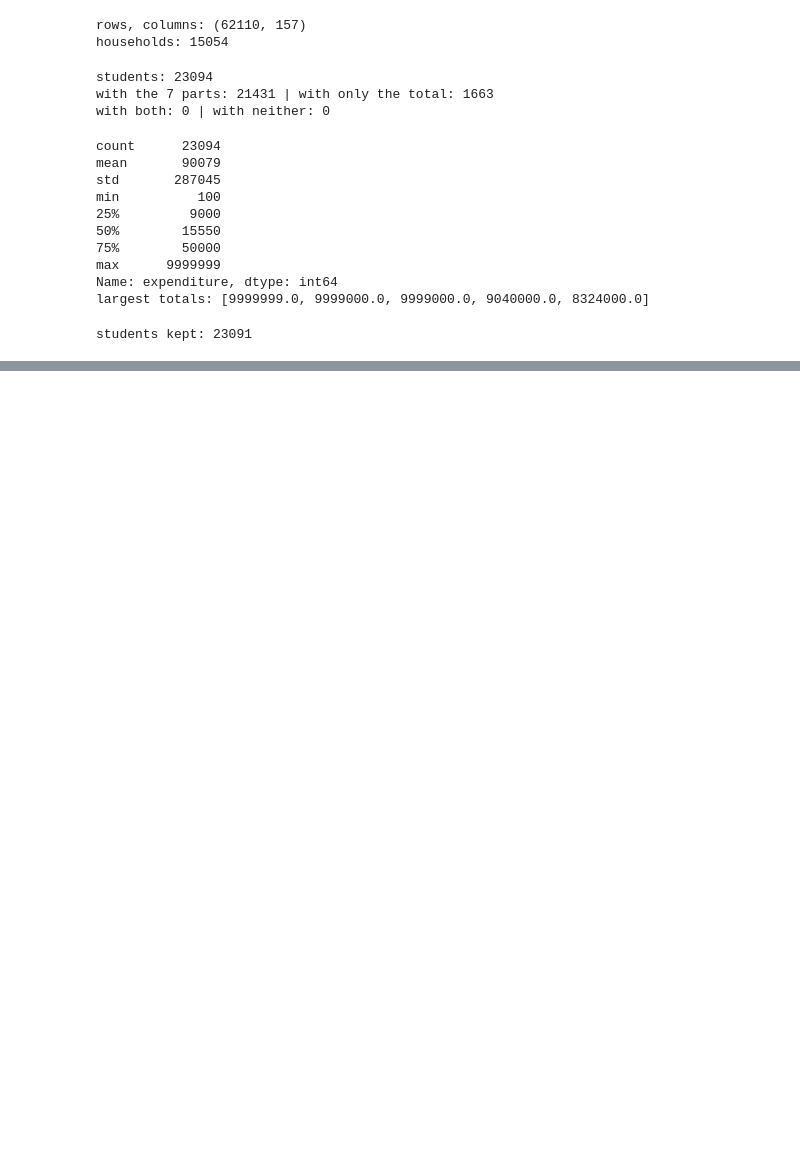
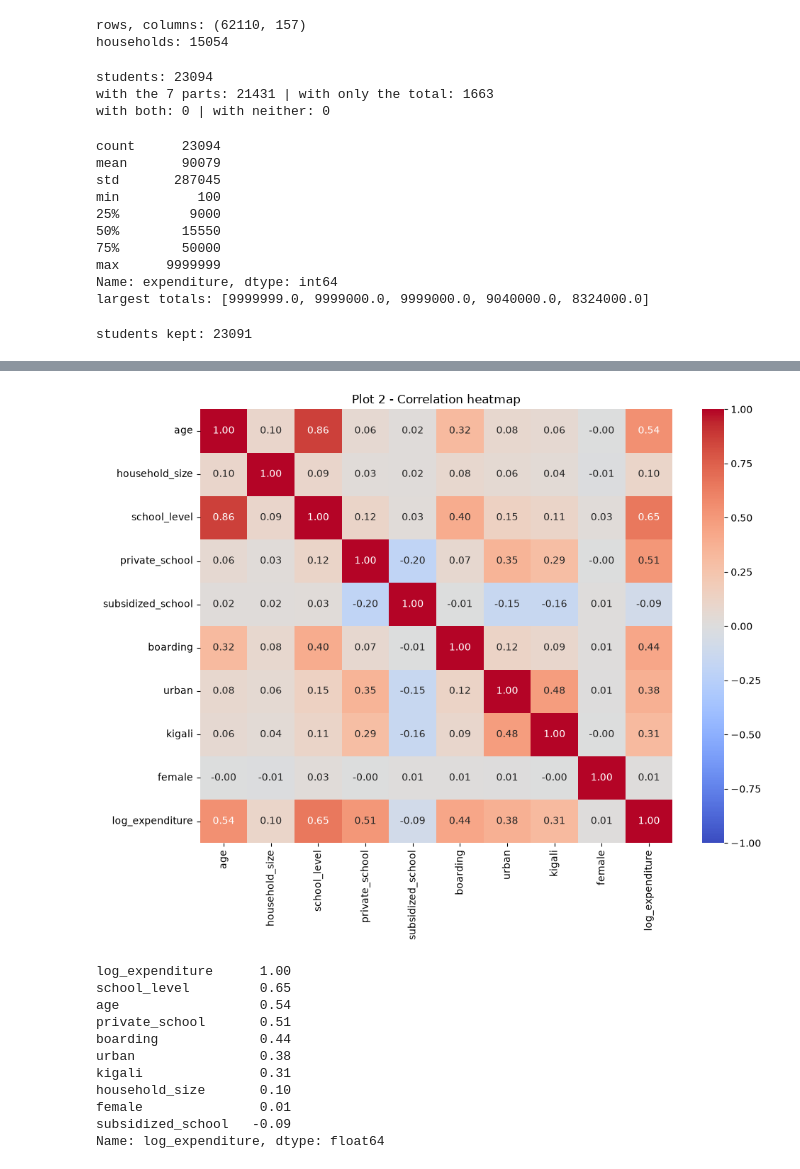
Before and after one commit to BonaneNIYIGENA/linear_regression_model, a Jupyter notebook: summative/linear_regression/multivariate.ipynb, the cells around one changed output, grey strips where cells are left out. Saved outputs shown, nothing was run; the diff lists cells and outputs as text; code cells hidden in the pictures; blank space fills up the shorter version.

```diff
--- a/summative/linear_regression/multivariate.ipynb
+++ b/summative/linear_regression/multivariate.ipynb
@@ -51,0 +127,35 @@ students kept: 23091
+# %%
+# yes/no versions of the categories so they can go in a correlation heatmap
+heat = pd.DataFrame({
+    "age": df["age"],
+    "household_size": df["household_size"],
+    "school_level": df["school_level"].map({level: i for i, level in enumerate(LEVEL_ORDER, start=1)}),
+    "private_school": (df["school_type"] == "Private").astype(int),
+    "subsidized_school": (df["school_type"] == "Government subsidized").astype(int),
+    "boarding": (df["boarding"] == "Yes").astype(int),
+    "urban": (df["area"] == "Urban").astype(int),
+    "kigali": (df["province"] == "Kigali").astype(int),
+    "female": (df["sex"] == "Female").astype(int),
+    "log_expenditure": df["log_expenditure"],
+})
+
+plt.figure(figsize=(10, 8))
+sns.heatmap(heat.corr(), annot=True, fmt=".2f", cmap="coolwarm", vmin=-1, vmax=1)
+plt.title("Plot 2 - Correlation heatmap")
+plt.tight_layout()
+plt.show()
+
+print(heat.corr()["log_expenditure"].sort_values(ascending=False).round(2))
+# %% [output]
+[figure, added]
+log_expenditure      1.00
+school_level         0.65
+age                  0.54
+private_school       0.51
+boarding             0.44
+urban                0.38
+kigali               0.31
+household_size       0.10
+female               0.01
+subsidized_school   -0.09
+Name: log_expenditure, dtype: float64
```
Also changed, not shown: parts of 3 cells of this notebook.
